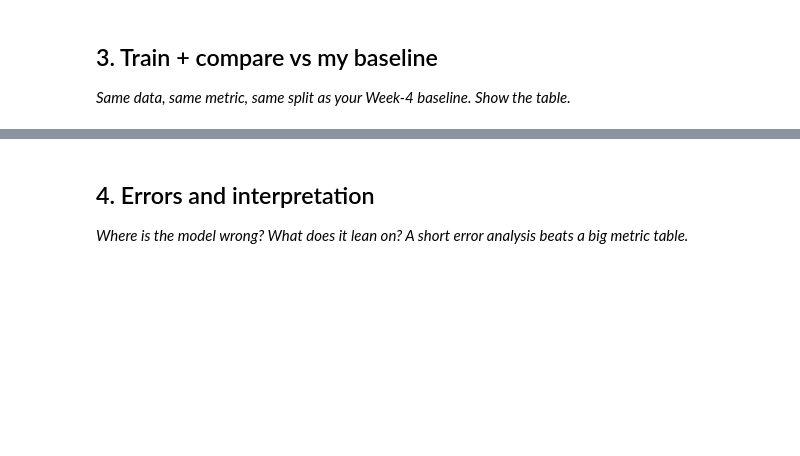
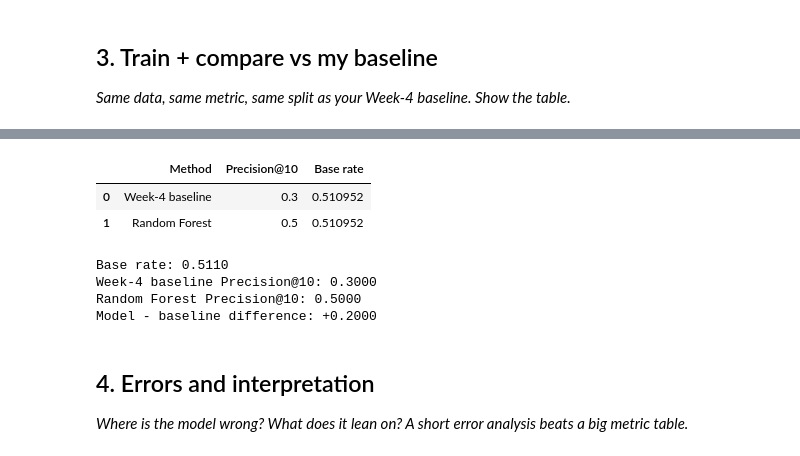
Before and after one commit to Sgln24/flyrank-ml-internship-w1, a Jupyter notebook: work/notebooks/w05_model.ipynb, the cells around one changed output, grey strips where cells are left out. Cells and saved outputs as stored; diff of their text form; code cells hidden in the pictures; blank space fills up the shorter version.

```diff
--- a/work/notebooks/w05_model.ipynb
+++ b/work/notebooks/w05_model.ipynb
@@ -30,3 +112,45 @@ This skeleton is yours to fill. Work the sections **in order** — each one has
+# %%
+# This cell is for CODE (numbers, a query, a check).
+# Write your text answer in the cell ABOVE this one — typing sentences here breaks Run All.
+
+# 3. Train + compare vs my baseline
+# Honest feature set: exclude target-derived temporal features
+
+# Compare Random Forest against the Week-4 baseline
+
+baseline_precision = 0.30
+rf_precision = 0.50
+base_rate = 0.510952
+
+comparison = pd.DataFrame({
+    "Method": [
+        "Week-4 baseline",
+        "Random Forest"
+    ],
+    "Precision@10": [
+        baseline_precision,
+        rf_precision
+    ],
+    "Base rate": [
+        base_rate,
+        base_rate
+    ]
+})
+
+display(comparison)
+
+print(f"Base rate: {base_rate:.4f}")
+print(f"Week-4 baseline Precision@10: {baseline_precision:.4f}")
+print(f"Random Forest Precision@10: {rf_precision:.4f}")
+print(f"Model - baseline difference: {rf_precision - baseline_precision:+.4f}")
+# %% [output]
+|  | Method | Precision@10 | Base rate |
+| 0 | Week-4 baseline | 0.3 | 0.510952 |
+| 1 | Random Forest | 0.5 | 0.510952 |
+Base rate: 0.5110
+Week-4 baseline Precision@10: 0.3000
+Random Forest Precision@10: 0.5000
+Model - baseline difference: +0.2000
 # %% [markdown]
 ## 4. Errors and interpretation
 
```
Also changed, not shown: parts of 12 cells of this notebook.
